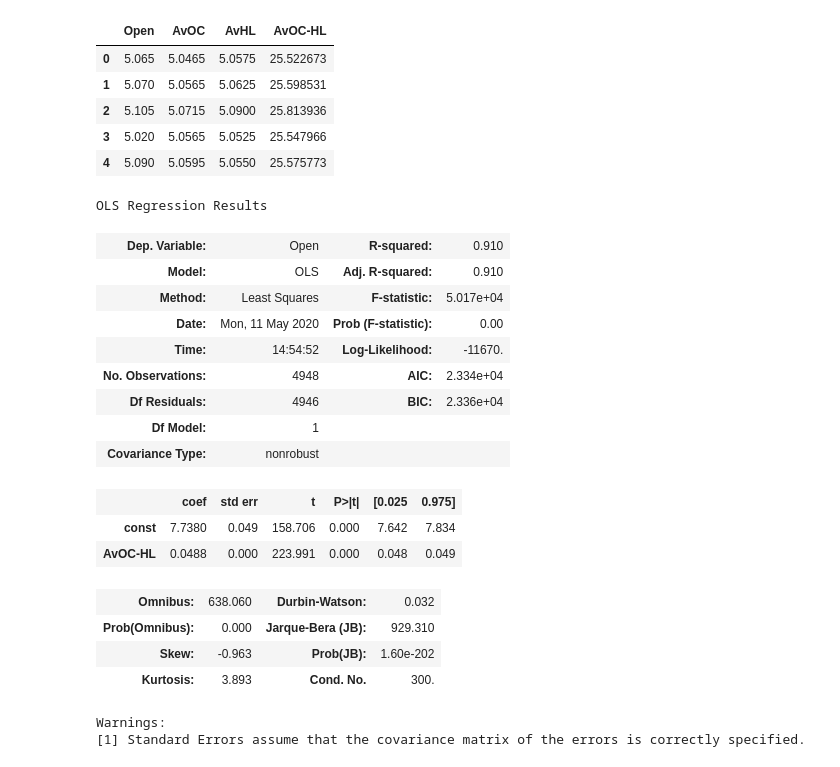
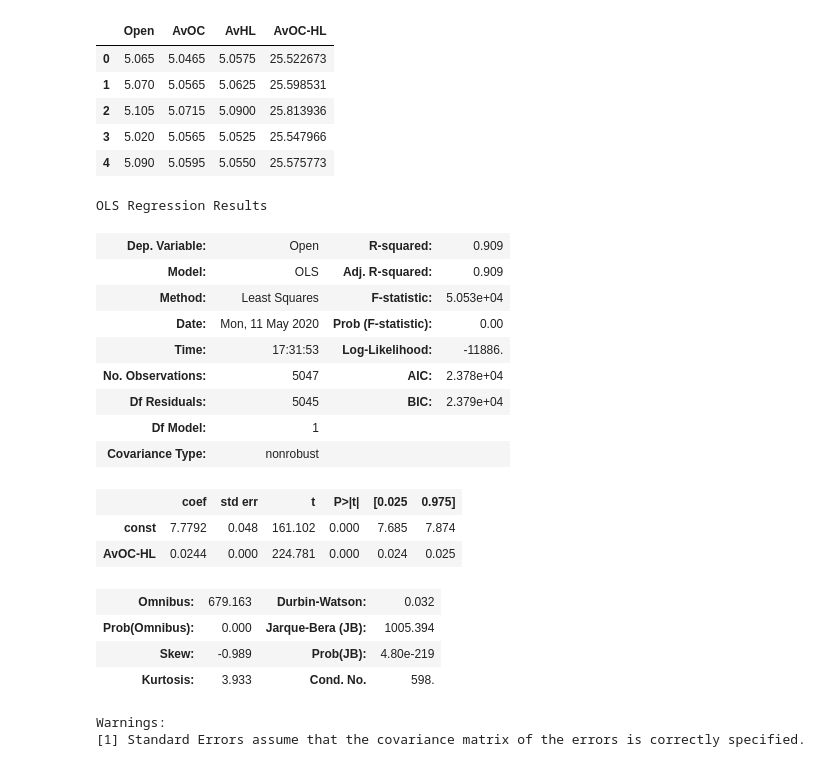
Before and after one commit to Peter-Paul/wallstreet-forecast, a Jupyter notebook: analytics/commodities/silver/silver_linear-regression.ipynb, the cells around one changed output. Cells and saved outputs as stored; diff of their text form; code cells hidden in the pictures.

```diff
--- a/analytics/commodities/silver/silver_linear-regression.ipynb
+++ b/analytics/commodities/silver/silver_linear-regression.ipynb
@@ -14,8 +14,8 @@ from pandas_datareader import data
 # Only get the adjusted close.
 rawData = data.DataReader("SI=F",
                        start='2000-1-1',
-                       end='2019-12-31',
+                       end='2020-4-30',
                        data_source='yahoo')
 
-rawData['Open'].plot()
+rawData.describe()
 # %% [output]
@@ -55,28 +65,29 @@ extract.head()
 | 3 | 5.020 | 5.0565 | 5.0525 | 25.547966 |
 | 4 | 5.090 | 5.0595 | 5.0550 | 25.575773 |
 # %%
-x = extract['AvOC-HL'] * 0.5
+# LETS USE STATS MODELS TO CHECK THE RELATIONSHIP OF THE Y = B1(X) + C USING LEAST-SQUARES
+x = extract['AvOC-HL']
 y = extract['Open']
 x1 = sm.add_constant(x)
 result = sm.OLS(y, x1).fit()
 result.summary()
 # %% [output]
 OLS Regression Results
-| Dep. Variable: | Open | R-squared: | 0.910 |
-| Model: | OLS | Adj. R-squared: | 0.910 |
-| Method: | Least Squares | F-statistic: | 5.017e+04 |
+| Dep. Variable: | Open | R-squared: | 0.909 |
+| Model: | OLS | Adj. R-squared: | 0.909 |
+| Method: | Least Squares | F-statistic: | 5.053e+04 |
 | Date: | Mon, 11 May 2020 | Prob (F-statistic): | 0.00 |
-| Time: | 14:54:52 | Log-Likelihood: | -11670. |
-| No. Observations: | 4948 | AIC: | 2.334e+04 |
-| Df Residuals: | 4946 | BIC: | 2.336e+04 |
+| Time: | 17:31:53 | Log-Likelihood: | -11886. |
+| No. Observations: | 5047 | AIC: | 2.378e+04 |
+| Df Residuals: | 5045 | BIC: | 2.379e+04 |
 | Df Model: | 1 |  |  |
 | Covariance Type: | nonrobust |  |  |
 |  | coef | std err | t | P>|t| | [0.025 | 0.975] |
-| const | 7.7380 | 0.049 | 158.706 | 0.000 | 7.642 | 7.834 |
-| AvOC-HL | 0.0488 | 0.000 | 223.991 | 0.000 | 0.048 | 0.049 |
+| const | 7.7792 | 0.048 | 161.102 | 0.000 | 7.685 | 7.874 |
+| AvOC-HL | 0.0244 | 0.000 | 224.781 | 0.000 | 0.024 | 0.025 |
-| Omnibus: | 638.060 | Durbin-Watson: | 0.032 |
-| Prob(Omnibus): | 0.000 | Jarque-Bera (JB): | 929.310 |
-| Skew: | -0.963 | Prob(JB): | 1.60e-202 |
-| Kurtosis: | 3.893 | Cond. No. | 300. |
+| Omnibus: | 679.163 | Durbin-Watson: | 0.032 |
+| Prob(Omnibus): | 0.000 | Jarque-Bera (JB): | 1005.394 |
+| Skew: | -0.989 | Prob(JB): | 4.80e-219 |
+| Kurtosis: | 3.933 | Cond. No. | 598. |
 Warnings:
 [1] Standard Errors assume that the covariance matrix of the errors is correctly specified.
```
Also changed, not shown: parts of 18 cells of this notebook.
